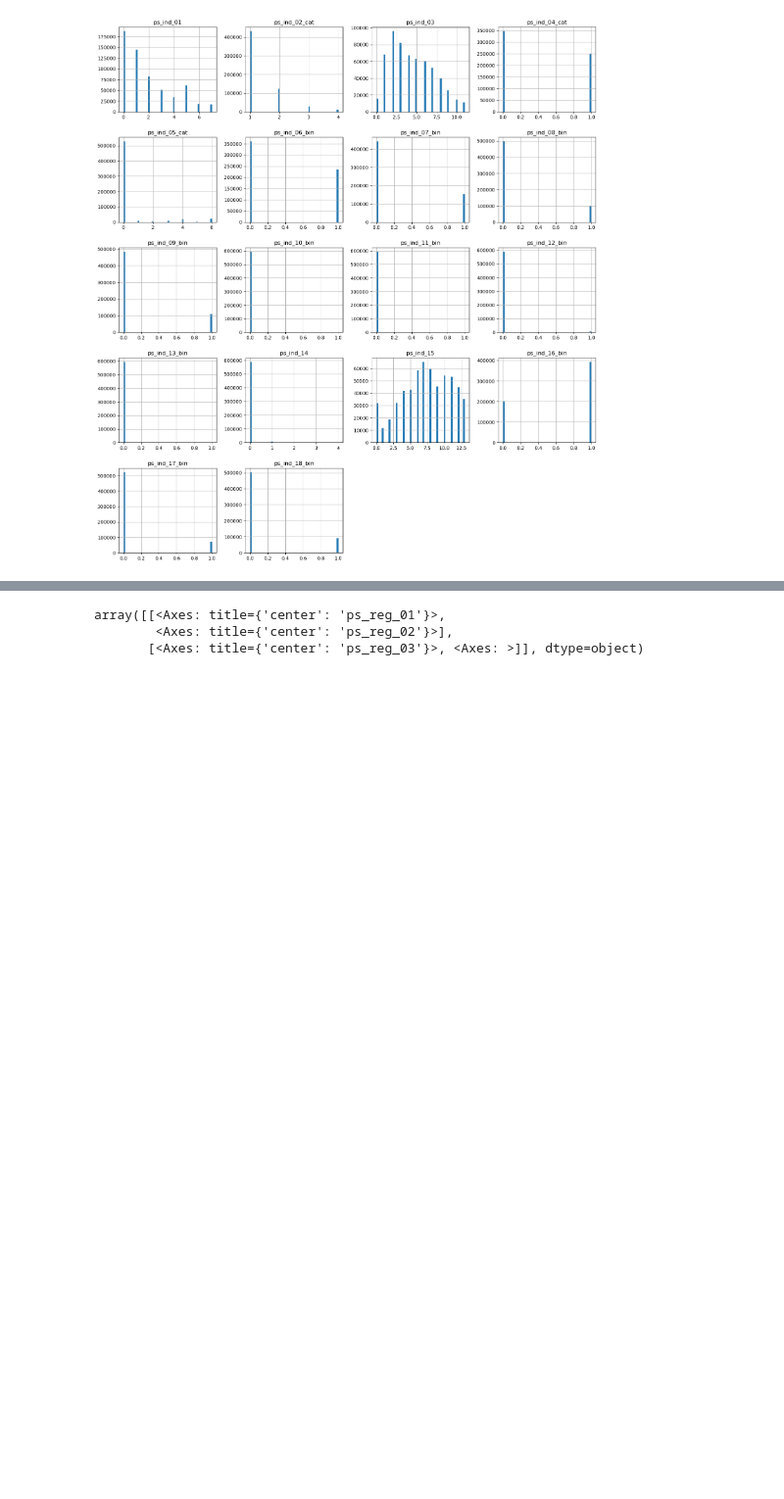
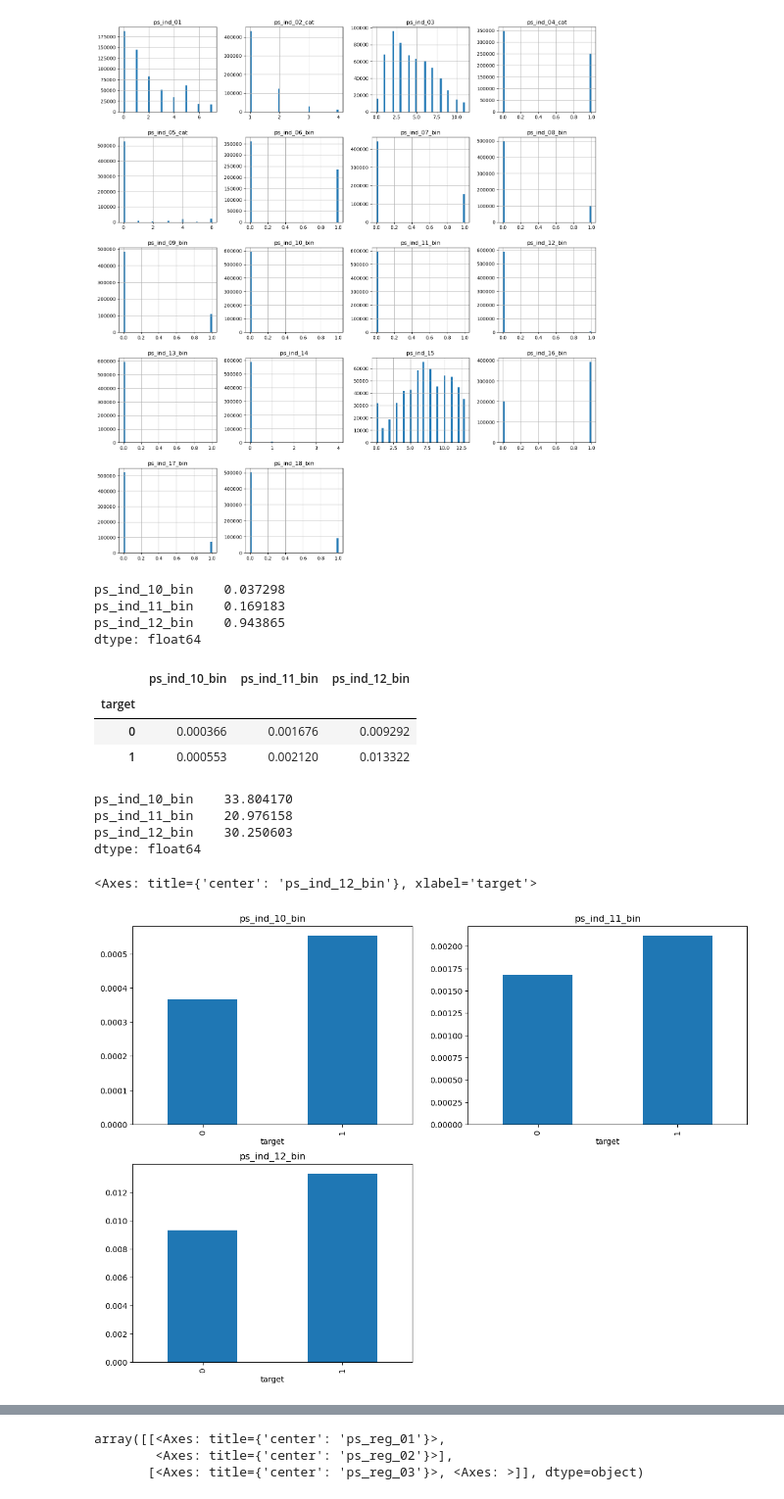
Before and after one commit to RodolfoPCruz/insurance-safe-driver-prediction, a Jupyter notebook: insurance_claim_prediction.ipynb, the cells around one changed output, grey strips where cells are left out. Shown at 98% size. Drawn from its saved outputs; the diff is of its cells as text; code cells hidden in the pictures; blank space fills up the shorter version.

```diff
--- a/insurance_claim_prediction.ipynb
+++ b/insurance_claim_prediction.ipynb
@@ -184,3 +176,54 @@ array([[<Axes: title={'center': 'ps_ind_01'}>,
         <Axes: title={'center': 'ps_ind_18_bin'}>, <Axes: >, <Axes: >]],
       dtype=object)
 [figure]
+# %%
+#Pela figura acima,apantemente três features (ps_ind_10_bin,ps_ind_11_bin e ps_ind_12_bin) tem a grande
+#maioria das amostras com um único valor.Por exemplo, para ps_ind_10_bin apenas 0,037298% das amostras tem
+#valor 1 e restante valor 0. Isso pode indicar que elas não tem informações relevantes para a classificação,
+#por esse motivo serão analisadas mais a fundo.
+
+train[["ps_ind_10_bin","ps_ind_11_bin","ps_ind_12_bin"]].mean()*100
+# %% [output]
+ps_ind_10_bin    0.037298
+ps_ind_11_bin    0.169183
+ps_ind_12_bin    0.943865
+dtype: float64
+# %%
+#Proporção entre as amostras das duas classes que tem o valor 1 para as "features"
+#ps_ind_10_bin",ps_ind_11_bin" e ps_ind_12_bin
+#Por exemplo, para a feature ps_ind_10_bin o valor 1 aparece em 0.0553% dos motoristas que abriram uma r
+#reinvidicação de seguro e 0.0366% dentre os que não abriram. Essa diferença se repete nas três features,
+# o que pode significar que elas tem informações relevantes para a classificação desejada.
+
+train[["ps_ind_10_bin","ps_ind_11_bin","ps_ind_12_bin","target"]].groupby("target").mean()
+# %% [output]
+|  | ps_ind_10_bin | ps_ind_11_bin | ps_ind_12_bin |
+| target |  |  |  |
+| 0 | 0.000366 | 0.001676 | 0.009292 |
+| 1 | 0.000553 | 0.002120 | 0.013322 |
+# %%
+#Calcula da diferença percentual entre as duas classes para o número de amostras com valor 1 para as três
+#features
+#Por exemplo, considerando a "feature" ps_ind_10_bin a proporção de amostras com valor 1 para essa feature
+#é aproximadamente 30% entre as amostras da classe 1
+
+delta_percentual=train[["ps_ind_10_bin","ps_ind_11_bin","ps_ind_12_bin","target"]].groupby("target").mean()
+((delta_percentual.loc[1,:]-delta_percentual.loc[0,:])/delta_percentual.loc[1,:])*100
+# %% [output]
+ps_ind_10_bin    33.804170
+ps_ind_11_bin    20.976158
+ps_ind_12_bin    30.250603
+dtype: float64
+# %%
+#Propoção entre amostras das duas classes com valor 1 para as três features analisadas
+fig=plt.figure(figsize=(14,10))
+ax1=fig.add_subplot(2,2,1)
+ax2=fig.add_subplot(2,2,2)
+ax3=fig.add_subplot(2,2,3)
+bin_features_mean=train[["ps_ind_10_bin","ps_ind_11_bin","ps_ind_12_bin","target"]].groupby("target").mean()
+bin_features_mean['ps_ind_10_bin'].plot(kind='bar',ax=ax1,title='ps_ind_10_bin')
+bin_features_mean['ps_ind_11_bin'].plot(kind='bar',ax=ax2,title='ps_ind_11_bin')
+bin_features_mean['ps_ind_12_bin'].plot(kind='bar',ax=ax3,title='ps_ind_12_bin')
+# %% [output]
+<Axes: title={'center': 'ps_ind_12_bin'}, xlabel='target'>
+[figure, added]
```
Also changed, not shown: parts of 34 cells of this notebook.
